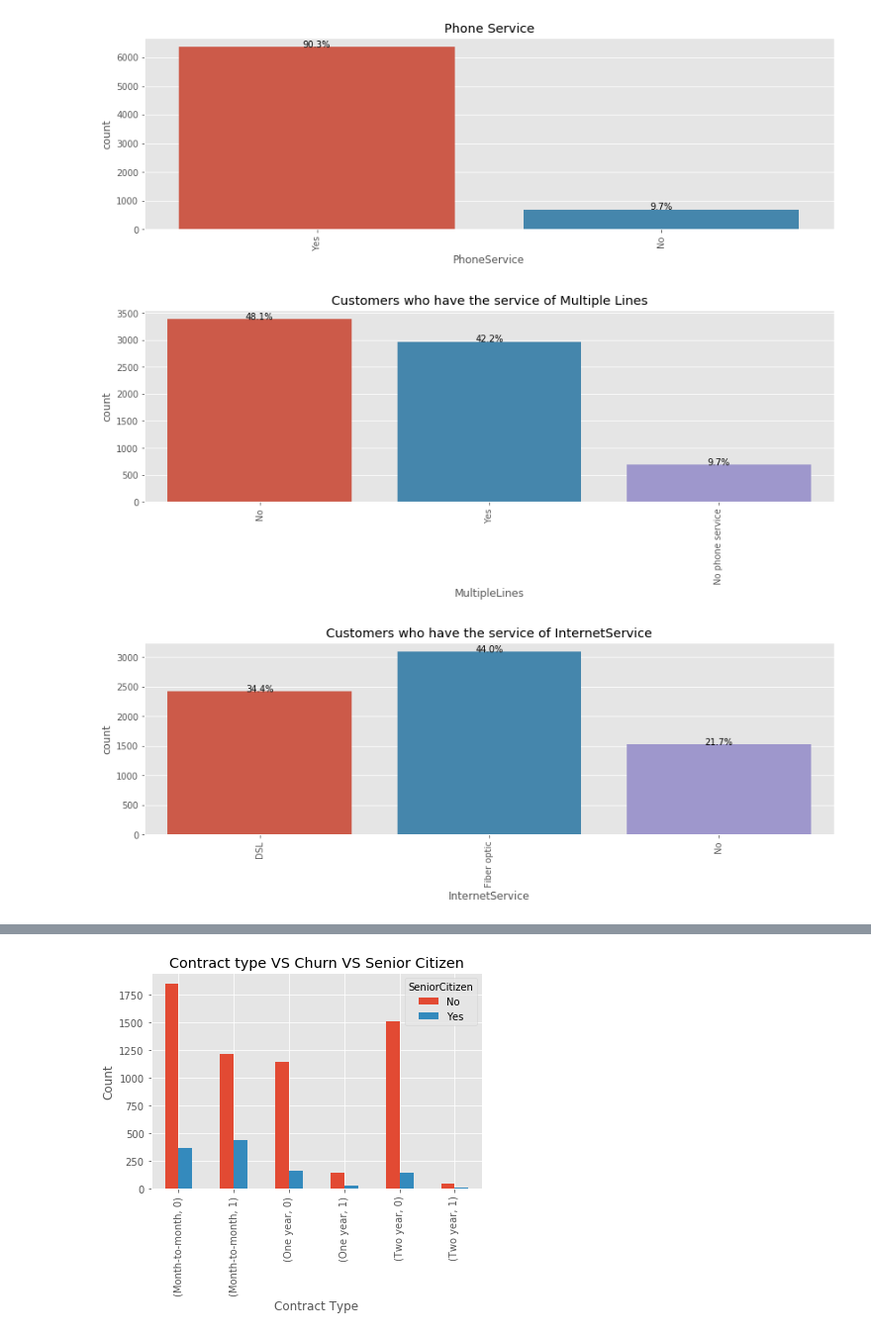
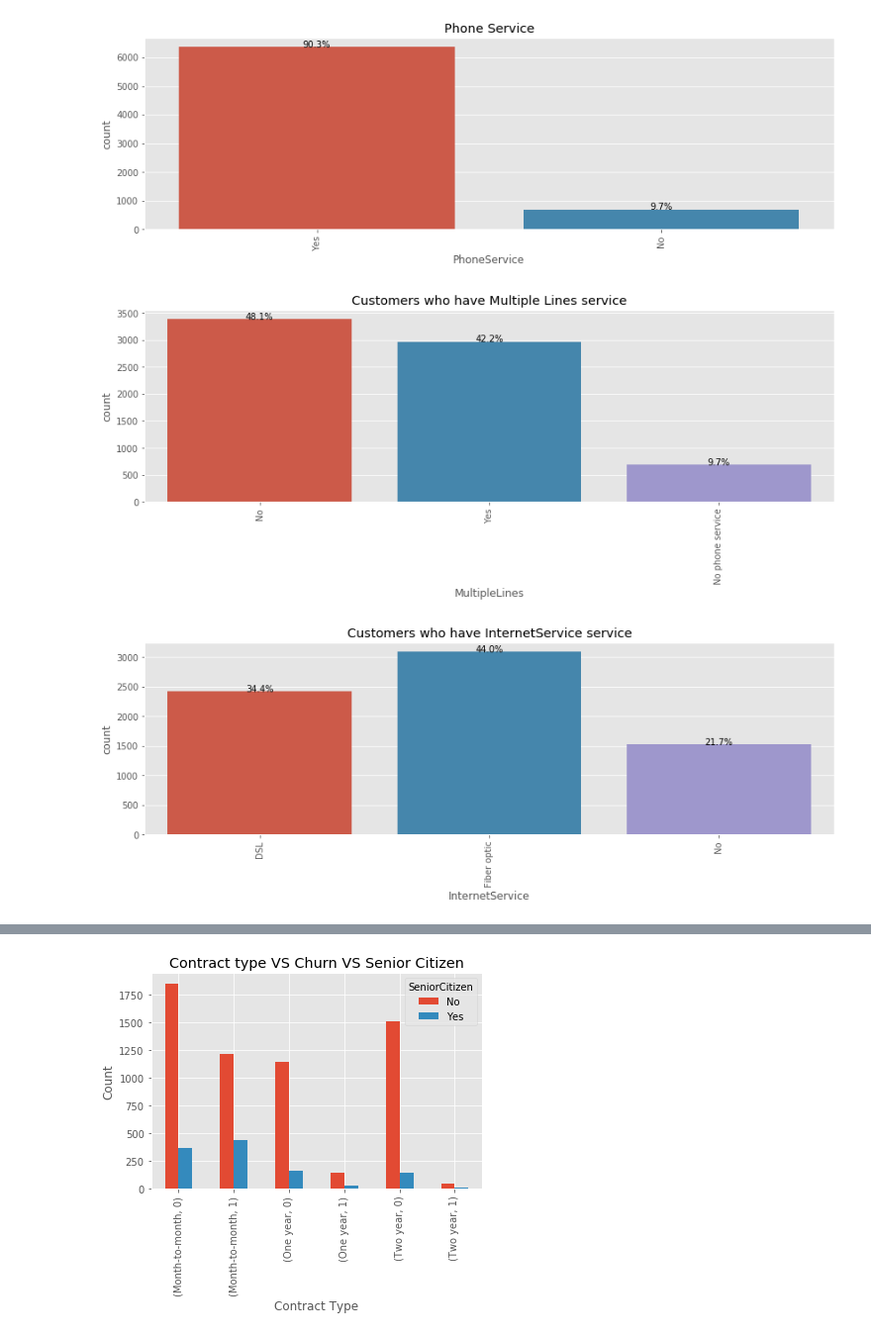
Before and after one commit to HTJenna/Churn_Prediction, a Jupyter notebook: Customer_Churn_Prediction.ipynb, the cells around one changed output, grey strips where cells are left out. Shown at 99% size. Cells and saved outputs as stored; diff of their text form; code cells hidden in the pictures.

```diff
--- a/Customer_Churn_Prediction.ipynb
+++ b/Customer_Churn_Prediction.ipynb
@@ -153,13 +154,13 @@ plots_distribution(churn_df,parameter1 ="PhoneService", parameter2 = "Phone Serv
 [figure]
 # %%
 #checking the values
-plots_distribution(churn_df,parameter1 ="MultipleLines", parameter2 = "Customers who have the service of Multiple Lines")
+plots_distribution(churn_df,parameter1 ="MultipleLines", parameter2 = "Customers who have Multiple Lines service")
 # %% [output]
-[figure, old version]
+[figure, new version]
 # %%
 #checking customers who has Internet service from the campany and those who do not.
-plots_distribution(churn_df,parameter1 ="InternetService", parameter2 = "Customers who have the service of InternetService")
+plots_distribution(churn_df,parameter1 ="InternetService", parameter2 = "Customers who have InternetService service")
 # %% [output]
-[figure, old version]
+[figure, new version]
 # %%
 #checking customers who has OnlineSecurity from the campany and those who do not.
```
Also changed, not shown: parts of 46 cells of this notebook.
